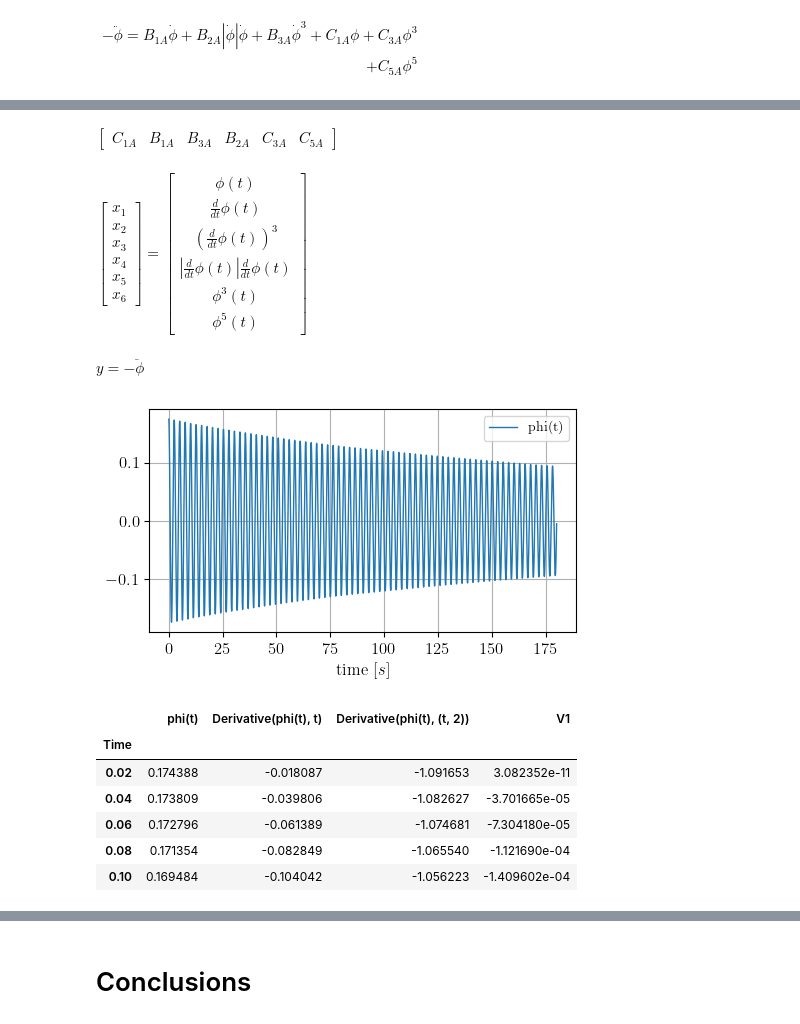
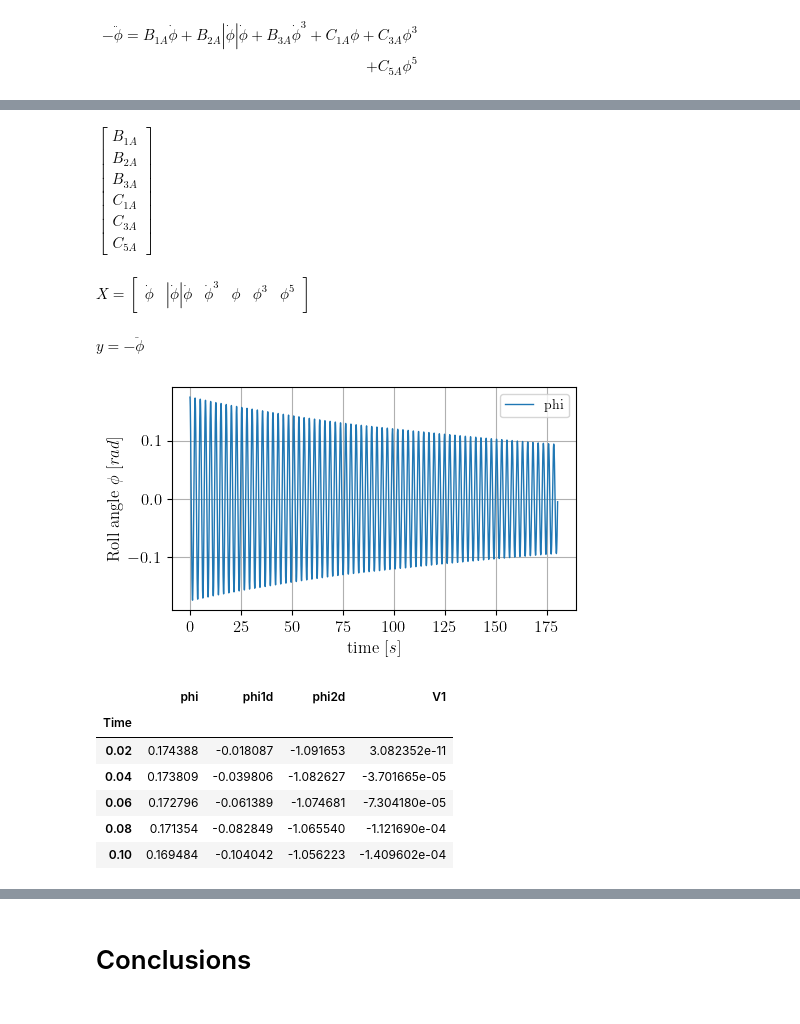
Before and after one commit to martinlarsalbert/roll_decay_damping, a Jupyter notebook: reports/report/01.1.report.ipynb, the cells around one changed output, grey strips where cells are left out. Saved outputs shown, nothing was run; the diff lists cells and outputs as text; code cells hidden in the pictures.

```diff
--- a/reports/report/01.1.report.ipynb
+++ b/reports/report/01.1.report.ipynb
@@ -261,18 +268,22 @@ y = B_{1A} x_{2} + B_{2A} x_{4} + B_{3A} x_{3} + C_{1A} x_{1} + C_{3A} x_{5} + C
 \end{equation}
 $
 # %%
-xs = [x_1,x_2,x_3,x_4,x_5,x_6]
-
-beta = sp.linear_eq_to_matrix([acceleration_equation_cubic_x.rhs],xs)[0]
+beta = sp.linear_eq_to_matrix([acceleration_equation_cubic_x.rhs],xs)[0].T
 beta
 # %% [output]
-$\displaystyle \left[\begin{matrix}C_{1A} & B_{1A} & B_{3A} & B_{2A} & C_{3A} & C_{5A}\end{matrix}\right]$
+$\displaystyle \left[\begin{matrix}B_{1A}\\B_{2A}\\B_{3A}\\C_{1A}\\C_{3A}\\C_{5A}\end{matrix}\right]$
-# %%
-eq_X = sp.Eq(sp.Matrix(np.flipud(list(subs.values()))),
-             sp.Matrix(np.flipud(list(subs.keys()))))
-eq_X
-# %% [output]
-$\displaystyle \left[\begin{matrix}x_{1}\\x_{2}\\x_{3}\\x_{4}\\x_{5}\\x_{6}\end{matrix}\right] = \left[\begin{matrix}\phi{\left(t \right)}\\\frac{d}{d t} \phi{\left(t \right)}\\\left(\frac{d}{d t} \phi{\left(t \right)}\right)^{3}\\\left|{\frac{d}{d t} \phi{\left(t \right)}}\right| \frac{d}{d t} \phi{\left(t \right)}\\\phi^{3}{\left(t \right)}\\\phi^{5}{\left(t \right)}\end{matrix}\right]$
+# %%
+X_matrix = sp.Matrix(list(subs.keys())).T
+eq_X = sp.Eq(X_,
+             X_matrix)
+Equation(eq_X, label='eq_X')
+# %% [output]
+$\displaystyle
+\begin{equation}
+X = \left[\begin{matrix}\dot{\phi} & \left|{\dot{\phi}}\right| \dot{\phi} & \dot{\phi}^{3} & \phi & \phi^{3} & \phi^{5}\end{matrix}\right]
+\label{eq_X}
+\end{equation}
+$
 # %%
 eq_y = sp.Eq(y_,-symbols.phi_dot_dot)
 Equation(eq_y,'eq_y')
@@ -286,19 +297,19 @@ $
 # %%
 meta_data = content.loc[1]
 data = load(meta_data['data file'])
 renames = {
     'phi' : symbols.phi,
     'phi1d' : symbols.phi_dot,
     'phi2d' :symbols.phi_dot_dot,
 }
-data.rename(columns=renames, inplace=True)
-rolldecay.plot(data,y=symbols.phi);
+#data.rename(columns=renames, inplace=True)
+rolldecay.plot(data,y='phi');
 # %% [output]
-[figure, old version]
+[figure, new version]
 # %%
 data.head()
 # %% [output]
-|  | phi(t) | Derivative(phi(t), t) | Derivative(phi(t), (t, 2)) | V1 |
+|  | phi | phi1d | phi2d | V1 |
 | Time |  |  |  |  |
 | 0.02 | 0.174388 | -0.018087 | -1.091653 | 3.082352e-11 |
 | 0.04 | 0.173809 | -0.039806 | -1.082627 | -3.701665e-05 |
```
Also changed, not shown: parts of 22 cells of this notebook, 1 other file.
